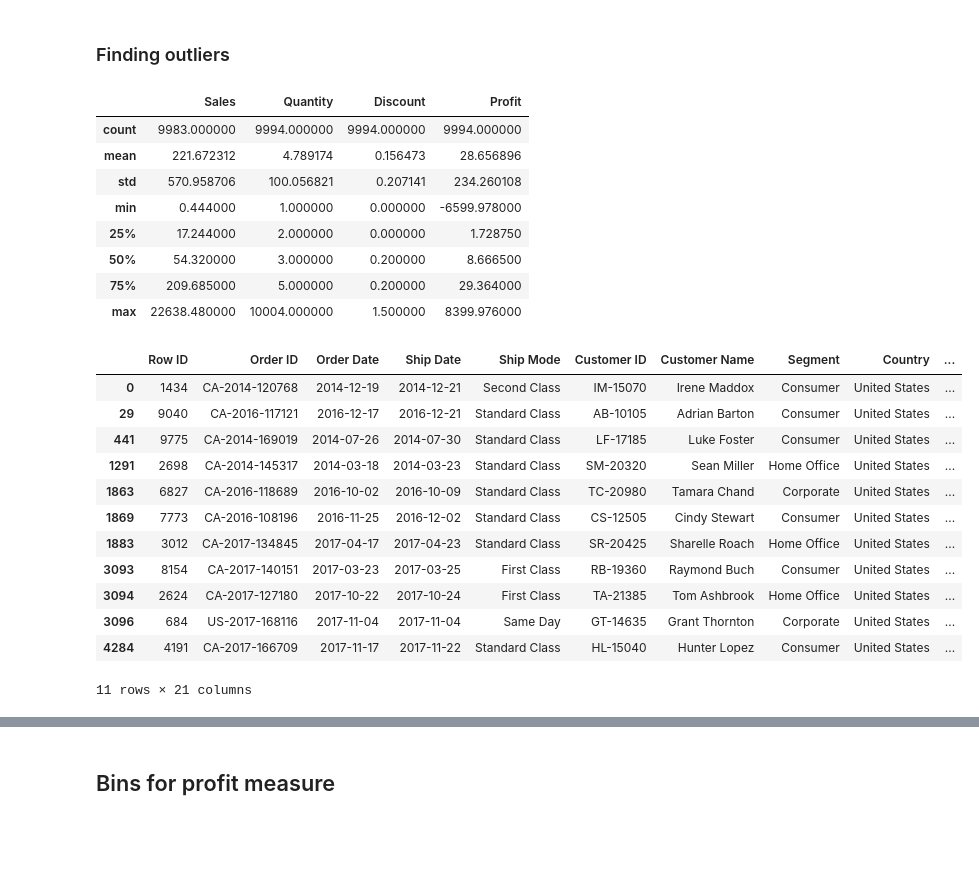
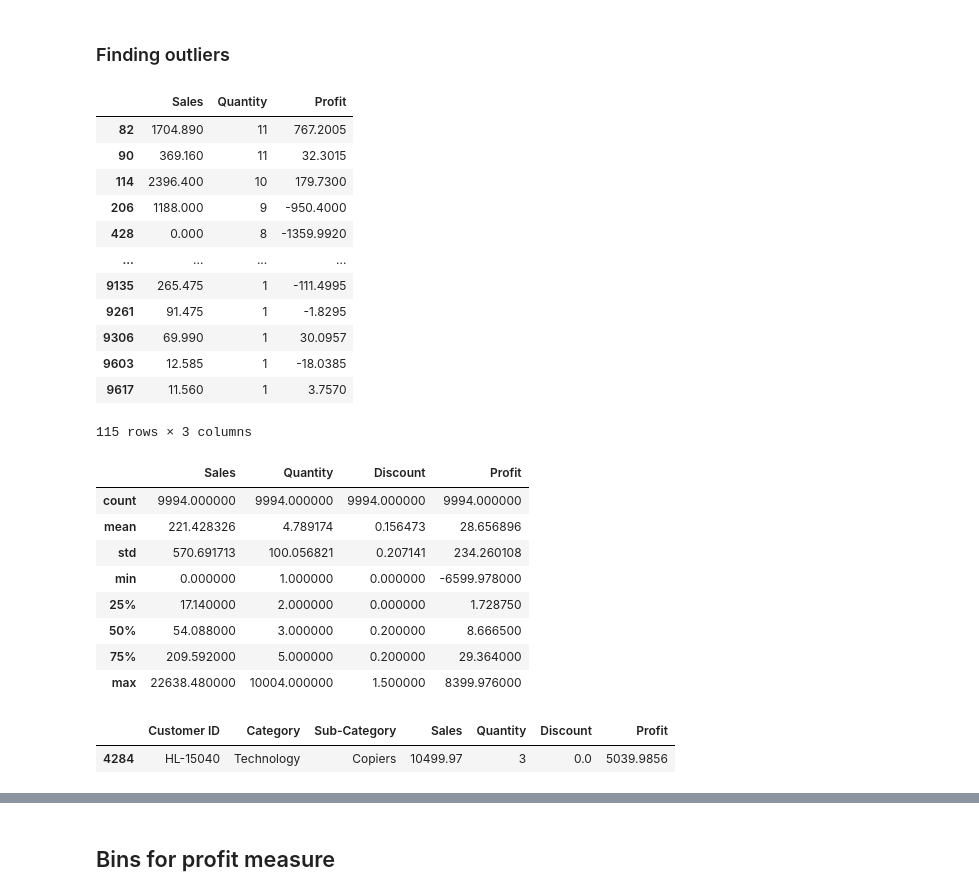
Before and after one commit to EljMorgan/Project3_DataPrep, a Jupyter notebook: Project_main.ipynb, the cells around one changed output, grey strips where cells are left out. Drawn from its saved outputs; the diff is of its cells as text; code cells hidden in the pictures; blank space fills up the shorter version.

```diff
--- a/Project_main.ipynb
+++ b/Project_main.ipynb
@@ -90 +75,9 @@ null_displ.head()
+# %%
+#searching by customer ID for missing names
+sales[sales['Customer ID'] =='ZC-21910']
+sales.loc[(sales['Customer ID']=='ZC-21910') & (sales['Customer Name'].isna()), 'Customer Name'] = 'Zuschuss Carroll'
+sales[sales['Customer ID'] =='VG-21790']
+sales.loc[(sales['Customer ID']=='VG-21790') & (sales['Customer Name'].isna()), 'Customer Name'] = 'Vivek Gonzalez'
+sales[sales['Customer ID'] =='VG-21805']
+sales.loc[(sales['Customer ID']=='VG-21805') & (sales['Customer Name'].isna()), 'Customer Name'] = 'Vivek Grady'
 # %%
@@ -98,3 +92,9 @@ null_displ.head()
 | 2956 | Valerie Takahito | NaN | NaN | 14.850 |
 | 3234 | Valerie Takahito | NaN | Philadelphia | 563.808 |
 | 3240 | Valerie Takahito | NaN | NaN | 547.136 |
+# %%
+#adding missing segments to customers
+sales.loc[(sales['Customer Name']=='Valerie Takahito') & (sales['Segment'].isna()), 'Segment'] = 'Home Office'
+sales.loc[(sales['Customer Name']=='Vicky Freymann') & (sales['Segment'].isna()), 'Segment'] = 'Home Office'
+
+sales[sales['Customer Name'] =='Vicky Freymann']
@@ -125,11 +129,11 @@ sales[sales['Customer Name'] =='Victor Preis'].fillna('Las Vegas')
 # %%
-#sales[sales['Customer Name'] =='Valerie Takahito', 'City'].fillna('Philadelphia')
-#sales['Segment'].str.replace('Philadelphia', 'Home Office')
-##update specific value in the data
-#data.loc[(data['cylinders']==0)& (data['displ'] != 0), 'cylinders'] = 4
+##update specific city value in the data by customer name
+
 sales.loc[(sales['Customer Name']=='Valerie Takahito') & (sales['City'].isna()), 'City'] = 'Philadelphia'
 sales.loc[(sales['Customer Name']=='Vicky Freymann') & (sales['City'].isna()) & (sales['Postal Code'] == 90045), 'City'] = 'Los Angeles'
 sales.loc[(sales['Customer Name']=='Vicky Freymann') & (sales['City'].isna()) & (sales['Postal Code'] == 47201), 'City'] = 'Columbus'
+sales.loc[(sales['Customer Name']=='Victor Preis') & (sales['City'].isna()) & (sales['Postal Code'] == 10011), 'City'] = 'New York'
+sales.loc[(sales['Customer Name']=='Victor Preis') & (sales['City'].isna()) & (sales['Postal Code'] == 48310), 'City'] = 'Sterling Heights'
 # %%
 sales[sales['Customer Name'] =='Valerie Takahito']
 # %% [output]
@@ -200,17 +198,34 @@ dtype: bool
 # %% [markdown]
 ### Finding outliers
+# %%
+machine = sales[sales['Sub-Category'] =='Machines']
+machine[['Sales', 'Quantity', 'Profit']]
+# %% [output]
+|  | Sales | Quantity | Profit |
+| 82 | 1704.890 | 11 | 767.2005 |
+| 90 | 369.160 | 11 | 32.3015 |
+| 114 | 2396.400 | 10 | 179.7300 |
+| 206 | 1188.000 | 9 | -950.4000 |
+| 428 | 0.000 | 8 | -1359.9920 |
+| ... | ... | ... | ... |
+| 9135 | 265.475 | 1 | -111.4995 |
+| 9261 | 91.475 | 1 | -1.8295 |
+| 9306 | 69.990 | 1 | 30.0957 |
+| 9603 | 12.585 | 1 | -18.0385 |
+| 9617 | 11.560 | 1 | 3.7570 |
+115 rows × 3 columns
 # %%
 #checking numeric values in our data
 sales.describe()[['Sales', 'Quantity', 'Discount','Profit']]
 # %% [output]
 |  | Sales | Quantity | Discount | Profit |
-| count | 9983.000000 | 9994.000000 | 9994.000000 | 9994.000000 |
-| mean | 221.672312 | 4.789174 | 0.156473 | 28.656896 |
-| std | 570.958706 | 100.056821 | 0.207141 | 234.260108 |
-| min | 0.444000 | 1.000000 | 0.000000 | -6599.978000 |
-| 25% | 17.244000 | 2.000000 | 0.000000 | 1.728750 |
-| 50% | 54.320000 | 3.000000 | 0.200000 | 8.666500 |
-| 75% | 209.685000 | 5.000000 | 0.200000 | 29.364000 |
+| count | 9994.000000 | 9994.000000 | 9994.000000 | 9994.000000 |
+| mean | 221.428326 | 4.789174 | 0.156473 | 28.656896 |
+| std | 570.691713 | 100.056821 | 0.207141 | 234.260108 |
+| min | 0.000000 | 1.000000 | 0.000000 | -6599.978000 |
+| 25% | 17.140000 | 2.000000 | 0.000000 | 1.728750 |
+| 50% | 54.088000 | 3.000000 | 0.200000 | 8.666500 |
+| 75% | 209.592000 | 5.000000 | 0.200000 | 29.364000 |
 | max | 22638.480000 | 10004.000000 | 1.500000 | 8399.976000 |
 # %%
 #visualization for 'Sales' outliers
@@ -227,23 +242,14 @@ fig.show()
 # %%
 #finding outliers values in the tab
 
-filtered = sales[
-    (sales['Quantity'] > 15) | #filter all ford vehicles
+outliers = sales[
+    (sales['Quantity'] > 15) | #more than 15 pieces
     (sales['Sales'] >= 5500) | #that is more than 5500 cost of sales
-    (sales['Profit'] < -3000) #combined MPG of less than 18
-]
-filtered
+    (sales['Profit'] < -3000 ) | #profit less than 3000 or more than 4000
+    (sales['Profit'] > 3700 ) ]
+
+ready_to_drop = outliers[['Customer ID', 'Category', 'Sub-Category', 'Sales', 'Quantity', 'Discount', 'Profit']]
+ready_to_drop
 # %% [output]
-|  | Row ID | Order ID | Order Date | Ship Date | Ship Mode | Customer ID | Customer Name | Segment | Country | ... |
-| 0 | 1434 | CA-2014-120768 | 2014-12-19 | 2014-12-21 | Second Class | IM-15070 | Irene Maddox | Consumer | United States | ... |
-| 29 | 9040 | CA-2016-117121 | 2016-12-17 | 2016-12-21 | Standard Class | AB-10105 | Adrian Barton | Consumer | United States | ... |
-| 441 | 9775 | CA-2014-169019 | 2014-07-26 | 2014-07-30 | Standard Class | LF-17185 | Luke Foster | Consumer | United States | ... |
-| 1291 | 2698 | CA-2014-145317 | 2014-03-18 | 2014-03-23 | Standard Class | SM-20320 | Sean Miller | Home Office | United States | ... |
-| 1863 | 6827 | CA-2016-118689 | 2016-10-02 | 2016-10-09 | Standard Class | TC-20980 | Tamara Chand | Corporate | United States | ... |
-| 1869 | 7773 | CA-2016-108196 | 2016-11-25 | 2016-12-02 | Standard Class | CS-12505 | Cindy Stewart | Consumer | United States | ... |
-| 1883 | 3012 | CA-2017-134845 | 2017-04-17 | 2017-04-23 | Standard Class | SR-20425 | Sharelle Roach | Home Office | United States | ... |
-| 3093 | 8154 | CA-2017-140151 | 2017-03-23 | 2017-03-25 | First Class | RB-19360 | Raymond Buch | Consumer | United States | ... |
-| 3094 | 2624 | CA-2017-127180 | 2017-10-22 | 2017-10-24 | First Class | TA-21385 | Tom Ashbrook | Home Office | United States | ... |
-| 3096 | 684 | US-2017-168116 | 2017-11-04 | 2017-11-04 | Same Day | GT-14635 | Grant Thornton | Corporate | United States | ... |
-| 4284 | 4191 | CA-2017-166709 | 2017-11-17 | 2017-11-22 | Standard Class | HL-15040 | Hunter Lopez | Consumer | United States | ... |
+|  | Customer ID | Category | Sub-Category | Sales | Quantity | Discount | Profit |
+| 4284 | HL-15040 | Technology | Copiers | 10499.97 | 3 | 0.0 | 5039.9856 |
-11 rows × 21 columns
```
Also changed, not shown: parts of 28 cells of this notebook.
